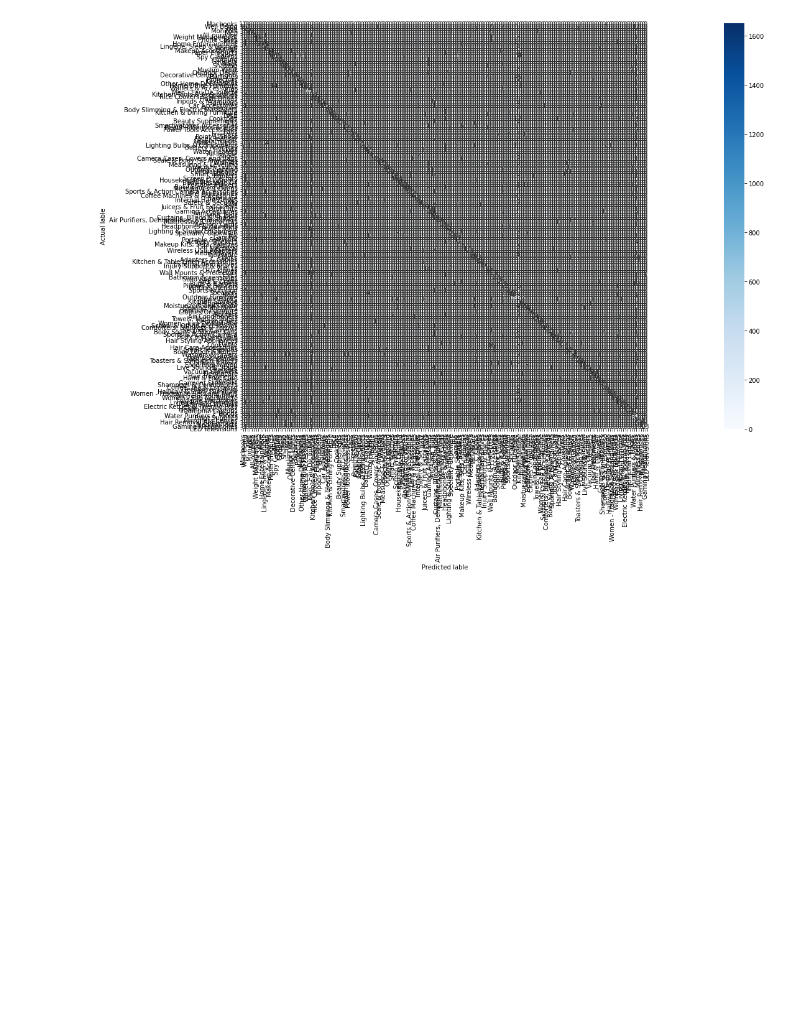
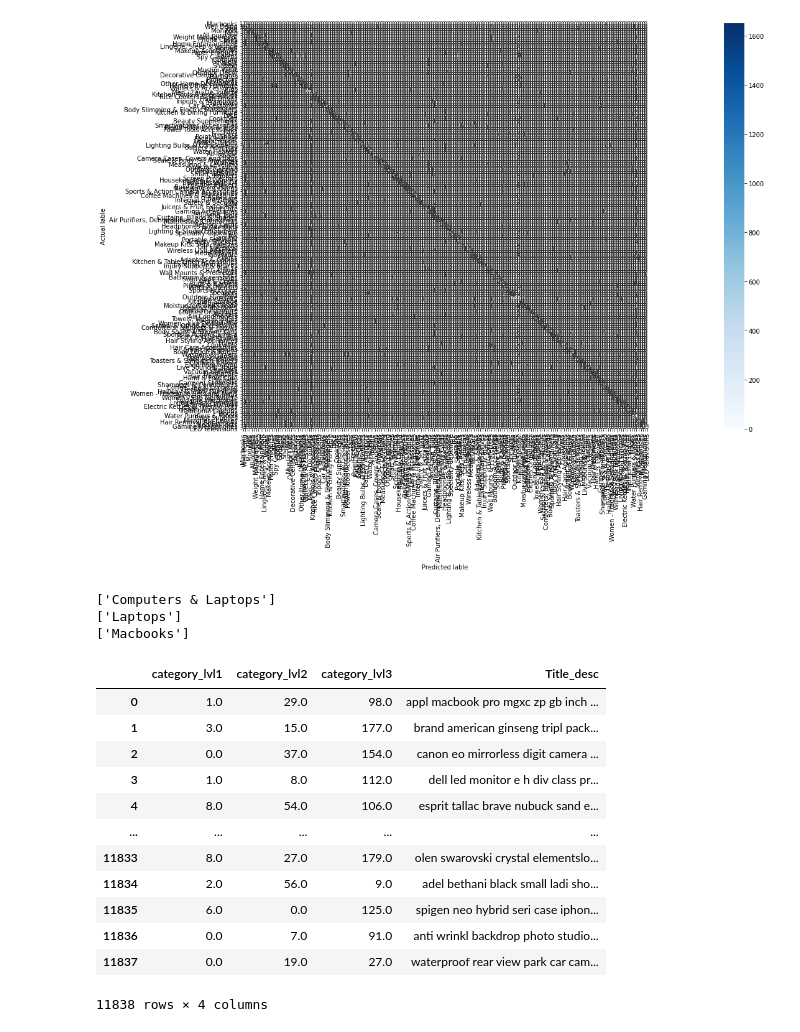
Before and after one commit to mustafabawany/Product-Title-Classification, a Jupyter notebook: IR_Project_V3.ipynb, the cells around one changed output. Cells and saved outputs as stored; diff of their text form; code cells hidden in the pictures; blank space fills up the shorter version.

```diff
--- a/IR_Project_V3.ipynb
+++ b/IR_Project_V3.ipynb
@@ -428,0 +456,52 @@ list(le.inverse_transform([2]))
+# %%
+def decode_cat01(number):
+    le =LabelEncoder()
+    le.fit(unique_label_c1)
+    LabelEncoder()
+    # print(list(le.classes_))  # print to check classes
+    le.transform(unique_label_c1)
+
+    return str(le.inverse_transform([number]))
+
+def decode_cat02(number):
+    le =LabelEncoder()
+    le.fit(unique_label_c2)
+    LabelEncoder()
+    # print(list(le.classes_))  # print to check classes
+    le.transform(unique_label_c2)
+
+    return str(le.inverse_transform([number]))
+
+def decode_cat03(number):
+    le =LabelEncoder()
+    le.fit(unique_label_c3)
+    LabelEncoder()
+    # print(list(le.classes_))  # print to check classes
+    le.transform(unique_label_c3)
+
+    return str(le.inverse_transform([number]))
+
+
+print(decode_cat01(1))
+print(decode_cat02(29))
+print(decode_cat03(98))
+# %% [output]
+['Computers & Laptops']
+['Laptops']
+['Macbooks']
+# %%
+train_df_imputed
+# %% [output]
+|  | category_lvl1 | category_lvl2 | category_lvl3 | Title_desc |
+| 0 | 1.0 | 29.0 | 98.0 | appl macbook pro mgxc zp gb inch ... |
+| 1 | 3.0 | 15.0 | 177.0 | brand american ginseng tripl pack... |
+| 2 | 0.0 | 37.0 | 154.0 | canon eo mirrorless digit camera ... |
+| 3 | 1.0 | 8.0 | 112.0 | dell led monitor e h div class pr... |
+| 4 | 8.0 | 54.0 | 106.0 | esprit tallac brave nubuck sand e... |
+| ... | ... | ... | ... | ... |
+| 11833 | 8.0 | 27.0 | 179.0 | olen swarovski crystal elementslo... |
+| 11834 | 2.0 | 56.0 | 9.0 | adel bethani black small ladi sho... |
+| 11835 | 6.0 | 0.0 | 125.0 | spigen neo hybrid seri case iphon... |
+| 11836 | 0.0 | 7.0 | 91.0 | anti wrinkl backdrop photo studio... |
+| 11837 | 0.0 | 19.0 | 27.0 | waterproof rear view park car cam... |
+11838 rows × 4 columns
```
Also changed, not shown: parts of 9 cells of this notebook.
